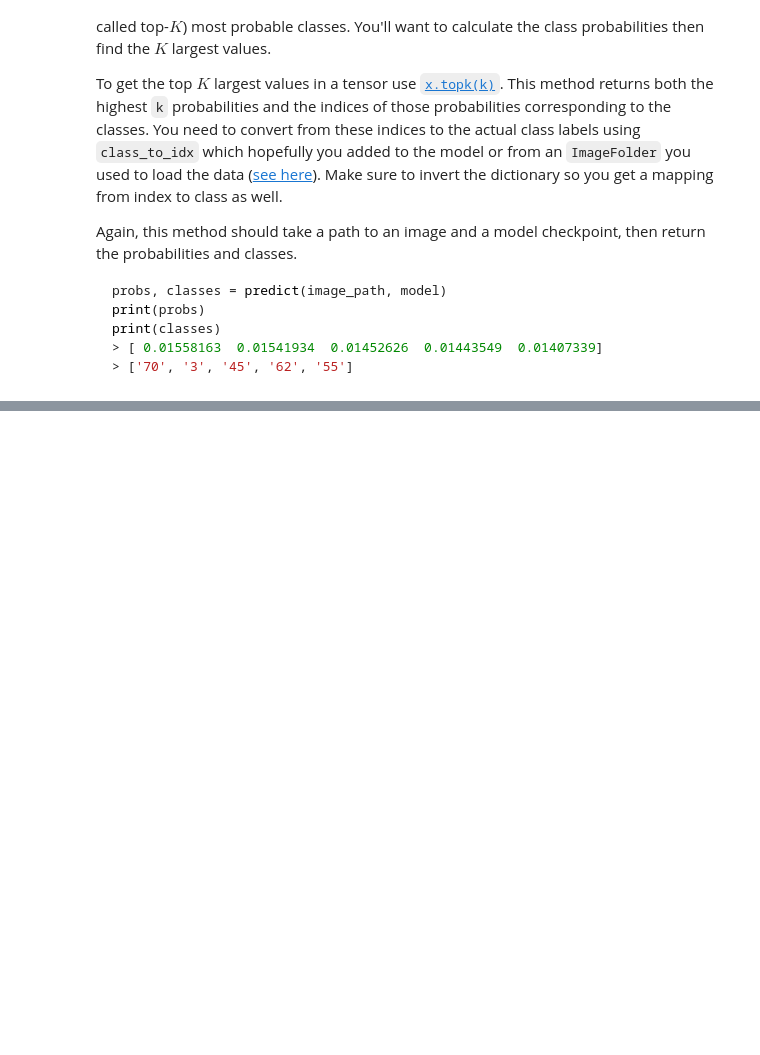
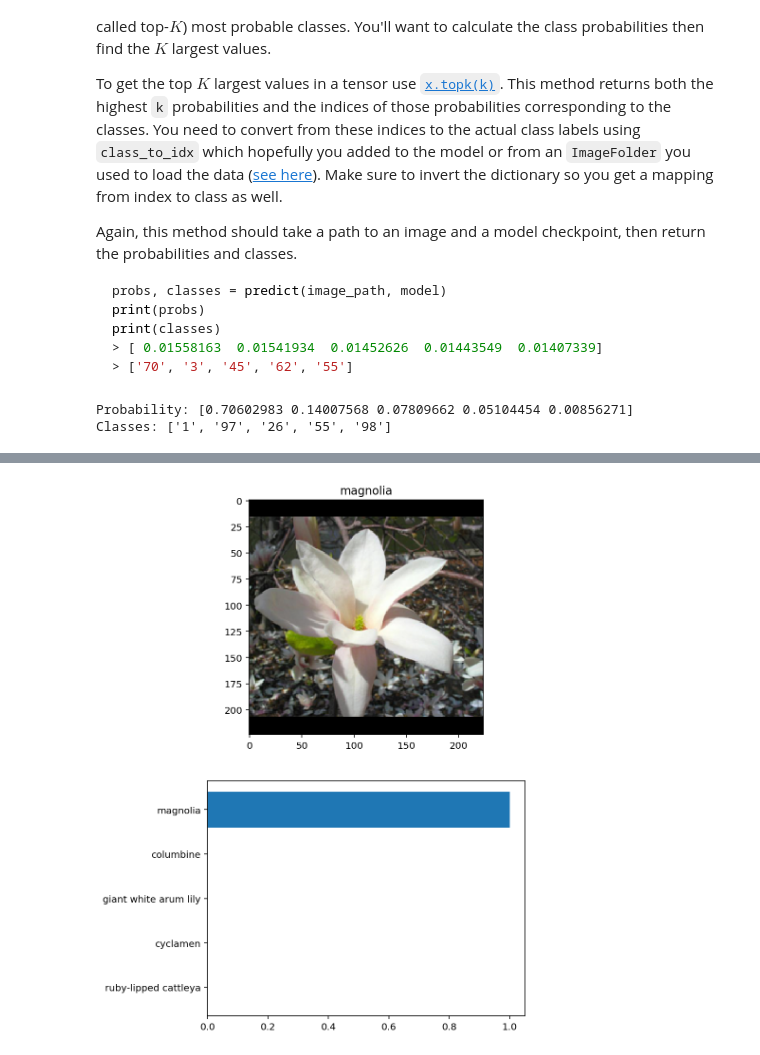
Before and after one commit to kotliarov/image_classifier, a Jupyter notebook: Image Classifier Project.ipynb, the cells around one changed output, grey strips where cells are left out. Drawn from its saved outputs; the diff is of its cells as text; code cells hidden in the pictures; blank space fills up the shorter version.

Commit message:
Added prediction function

````diff
--- a/Image Classifier Project.ipynb
+++ b/Image Classifier Project.ipynb
@@ -543,9 +617,3 @@ print(classes)
 > [ 0.01558163  0.01541934  0.01452626  0.01443549  0.01407339]
 > ['70', '3', '45', '62', '55']
 ```
-# %%
-def predict(image_path, model, topk=5):
-    ''' Predict the class (or classes) of an image using a trained deep learning model.
-    '''
-
-    # TODO: Implement the code to predict the class from an image file
@@ -552,3 +637,10 @@ def predict(image_path, model, topk=5):
+# %%
+probs, classes = predict('flowers/test/1/image_06764.jpg', trained_model)
+print("Probability: {}".format(probs))
+print("Classes: {}".format(classes))
+# %% [output]
+Probability: [0.70602983 0.14007568 0.07809662 0.05104454 0.00856271]
+Classes: ['1', '97', '26', '55', '98']
 # %% [markdown]
 ## Sanity Checking
 
@@ -561,0 +652,30 @@ You can convert from the class integer encoding to actual flower names with the
+# %%
+# TODO: Display an image along with the top 5 classes
+def plot_image_probs(model, image_path):
+    """
+        - Display image
+        - Plot the probabilities for the top 5 classes as a bar graph.
+    """
+    parts = image_path.split('/')
+    img_class = parts[-2]
+
+    image = torch.tensor(process_image(Image.open(image_path)))
+
+    # Display input image
+    fig, (ax1, ax2) = plt.subplots(figsize=(6,10), nrows=2, ncols=1)
+    imshow(image, ax1, mapper.label_by_class(img_class))
+
+    # Plot probabilities for 5 top classes.
+    probs, classes = predict(image_path, model, topk=5)
+
+    labels = [mapper.label_by_class(k) for k in classes]
+    y_pos = np.arange(len(labels))
+    ax2.barh(y_pos, probs)
+    ax2.set_yticks(y_pos)
+    ax2.set_yticklabels(labels)
+    ax2.invert_yaxis()
+    plt.show()
+# %%
+plot_image_probs(trained_model, 'flowers/test/87/image_05469.jpg')
+# %% [output]
+[figure, added]
````
Also changed, not shown: parts of 27 cells of this notebook.
